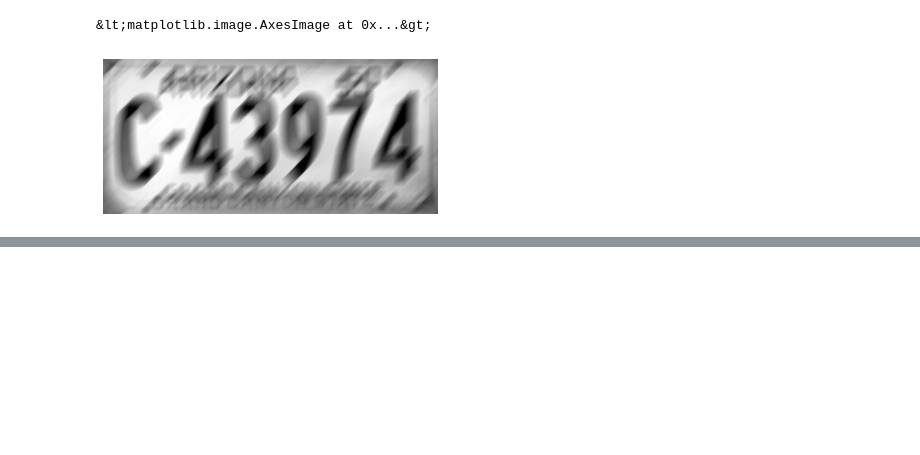
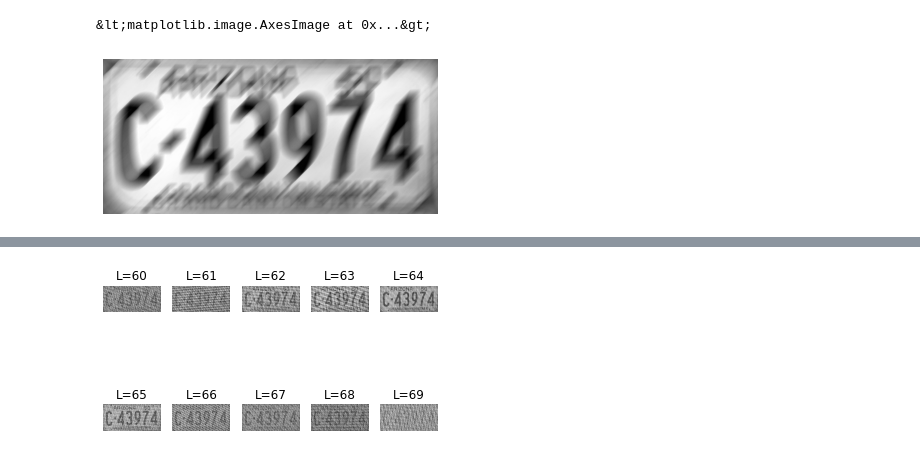
Before and after one commit to thanakorn/arv_quiz, a Jupyter notebook: motion_deblur.ipynb, the cells around one changed output, grey strips where cells are left out. Drawn from its saved outputs; the diff is of its cells as text; code cells hidden in the pictures; blank space fills up the shorter version.

```diff
--- a/motion_deblur.ipynb
+++ b/motion_deblur.ipynb
@@ -86,0 +80,13 @@ plt.imshow(recon_img, cmap='gray')
+# %%
+# Narrow down the length
+fig, axes = plt.subplots(2,5)
+lengths = list(range(60, 70))
+
+for i, motion_length in enumerate(lengths):
+    deblur_image = motion_deblur(img, -motion_angle, motion_length)
+    row, col = int(i/5), int(i%5)
+    axes[row, col].axis('off')
+    axes[row, col].set_title(f'L={motion_length}')
+    axes[row, col].imshow(deblur_image, cmap='gray')
+# %% [output]
+[figure, added]
```
Also changed, not shown: parts of 8 cells of this notebook, 1 other file.
